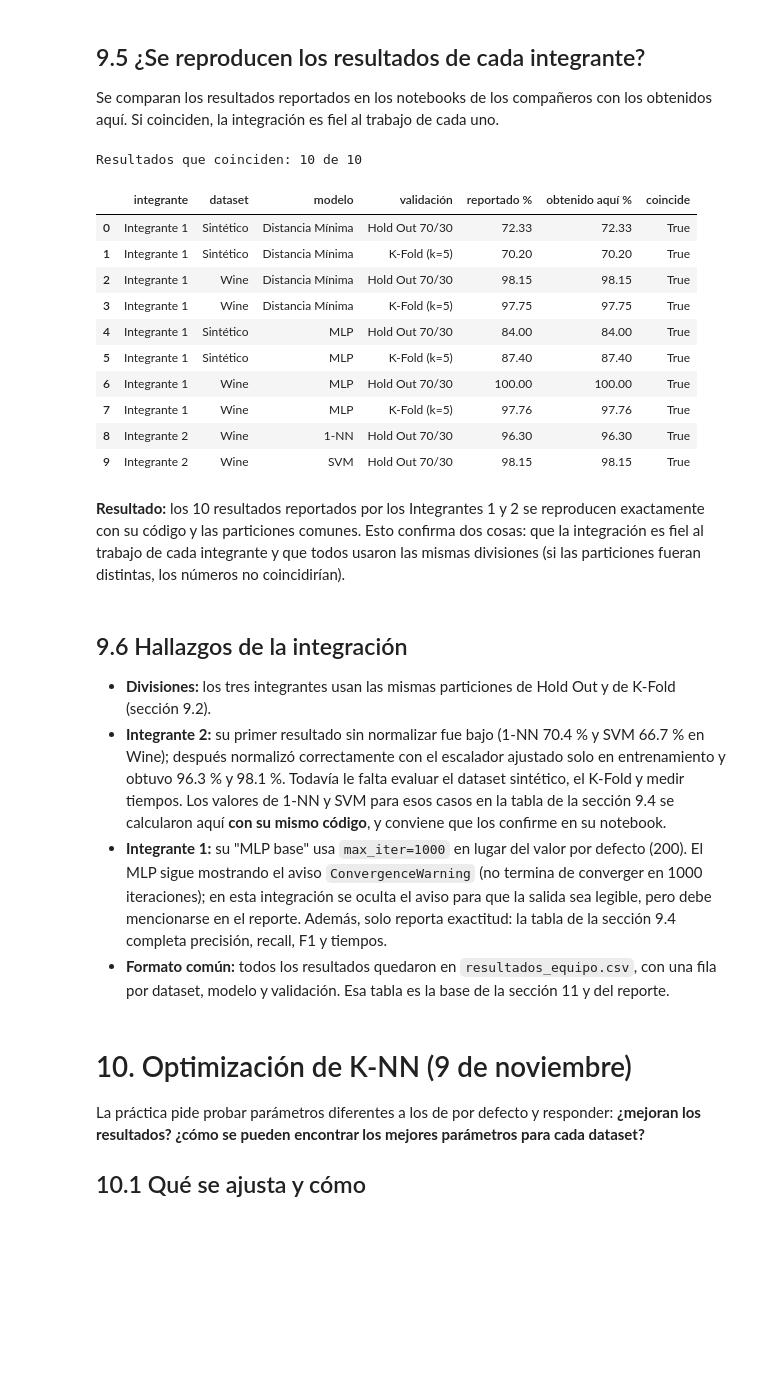
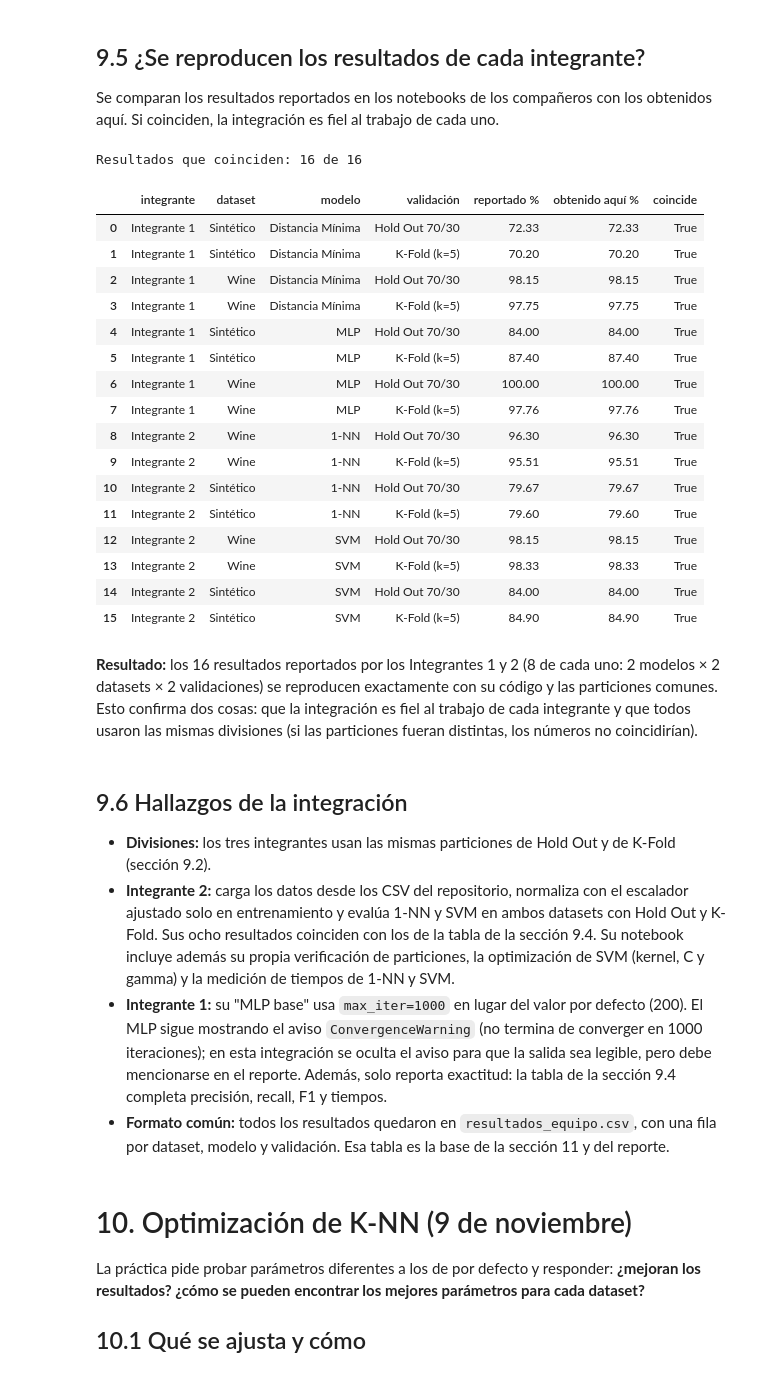
Before and after one commit to paolamrk/Practica3_MachineLearning, a Jupyter notebook: practica_clasificadores_integrante3.ipynb, the cells around one changed output. Drawn from its saved outputs; the diff is of its cells as text; code cells hidden in the pictures; blank space fills up the shorter version.

```diff
--- a/practica_clasificadores_integrante3.ipynb
+++ b/practica_clasificadores_integrante3.ipynb
@@ -1611,47 +1611,59 @@ reportados = [  # (dataset, modelo, validacion, exactitud reportada en su notebo
     ("Sintético", "Distancia Mínima", "K-Fold (k=5)", 70.20, "Integrante 1"),
     ("Wine", "Distancia Mínima", "Hold Out 70/30", 98.15, "Integrante 1"),
     ("Wine", "Distancia Mínima", "K-Fold (k=5)", 97.75, "Integrante 1"),
     ("Sintético", "MLP", "Hold Out 70/30", 84.00, "Integrante 1"),
     ("Sintético", "MLP", "K-Fold (k=5)", 87.40, "Integrante 1"),
     ("Wine", "MLP", "Hold Out 70/30", 100.00, "Integrante 1"),
     ("Wine", "MLP", "K-Fold (k=5)", 97.76, "Integrante 1"),
     ("Wine", "1-NN", "Hold Out 70/30", 96.30, "Integrante 2"),
+    ("Wine", "1-NN", "K-Fold (k=5)", 95.51, "Integrante 2"),
+    ("Sintético", "1-NN", "Hold Out 70/30", 79.67, "Integrante 2"),
+    ("Sintético", "1-NN", "K-Fold (k=5)", 79.60, "Integrante 2"),
     ("Wine", "SVM", "Hold Out 70/30", 98.15, "Integrante 2"),
+    ("Wine", "SVM", "K-Fold (k=5)", 98.33, "Integrante 2"),
+    ("Sintético", "SVM", "Hold Out 70/30", 84.00, "Integrante 2"),
+    ("Sintético", "SVM", "K-Fold (k=5)", 84.90, "Integrante 2"),
 ]
 filas = []
 for ds, modelo, val, reportado, quien in reportados:
     obtenido = resultados_equipo.query("dataset == @ds and modelo == @modelo and validacion == @val")["exactitud"].iloc[0]
     filas.append({"integrante": quien, "dataset": ds, "modelo": modelo, "validación": val,
                   "reportado %": reportado, "obtenido aquí %": round(obtenido, 2),
                   "coincide": abs(obtenido - reportado) < 0.05})
 reproduccion = pd.DataFrame(filas)
 print(f"Resultados que coinciden: {reproduccion['coincide'].sum()} de {len(reproduccion)}")
 reproduccion
 # %% [output]
-Resultados que coinciden: 10 de 10
+Resultados que coinciden: 16 de 16
 |  | integrante | dataset | modelo | validación | reportado % | obtenido aquí % | coincide |
 | 0 | Integrante 1 | Sintético | Distancia Mínima | Hold Out 70/30 | 72.33 | 72.33 | True |
 | 1 | Integrante 1 | Sintético | Distancia Mínima | K-Fold (k=5) | 70.20 | 70.20 | True |
 | 2 | Integrante 1 | Wine | Distancia Mínima | Hold Out 70/30 | 98.15 | 98.15 | True |
 | 3 | Integrante 1 | Wine | Distancia Mínima | K-Fold (k=5) | 97.75 | 97.75 | True |
 | 4 | Integrante 1 | Sintético | MLP | Hold Out 70/30 | 84.00 | 84.00 | True |
 | 5 | Integrante 1 | Sintético | MLP | K-Fold (k=5) | 87.40 | 87.40 | True |
 | 6 | Integrante 1 | Wine | MLP | Hold Out 70/30 | 100.00 | 100.00 | True |
 | 7 | Integrante 1 | Wine | MLP | K-Fold (k=5) | 97.76 | 97.76 | True |
 | 8 | Integrante 2 | Wine | 1-NN | Hold Out 70/30 | 96.30 | 96.30 | True |
-| 9 | Integrante 2 | Wine | SVM | Hold Out 70/30 | 98.15 | 98.15 | True |
+| 9 | Integrante 2 | Wine | 1-NN | K-Fold (k=5) | 95.51 | 95.51 | True |
+| 10 | Integrante 2 | Sintético | 1-NN | Hold Out 70/30 | 79.67 | 79.67 | True |
+| 11 | Integrante 2 | Sintético | 1-NN | K-Fold (k=5) | 79.60 | 79.60 | True |
+| 12 | Integrante 2 | Wine | SVM | Hold Out 70/30 | 98.15 | 98.15 | True |
+| 13 | Integrante 2 | Wine | SVM | K-Fold (k=5) | 98.33 | 98.33 | True |
+| 14 | Integrante 2 | Sintético | SVM | Hold Out 70/30 | 84.00 | 84.00 | True |
+| 15 | Integrante 2 | Sintético | SVM | K-Fold (k=5) | 84.90 | 84.90 | True |
 # %% [markdown]
-**Resultado:** los 10 resultados reportados por los Integrantes 1 y 2 se reproducen exactamente con su código y las
-particiones comunes. Esto confirma dos cosas: que la integración es fiel al trabajo de cada integrante y que todos
+**Resultado:** los 16 resultados reportados por los Integrantes 1 y 2 (8 de cada uno: 2 modelos × 2 datasets × 2
+validaciones) se reproducen exactamente con su código y las particiones comunes. Esto confirma dos cosas: que la integración es fiel al trabajo de cada integrante y que todos
 usaron las mismas divisiones (si las particiones fueran distintas, los números no coincidirían).
 # %% [markdown]
 ## 9.6 Hallazgos de la integración
 
 - **Divisiones:** los tres integrantes usan las mismas particiones de Hold Out y de K-Fold (sección 9.2).
-- **Integrante 2:** su primer resultado sin normalizar fue bajo (1-NN 70.4 % y SVM 66.7 % en Wine); después normalizó
-  correctamente con el escalador ajustado solo en entrenamiento y obtuvo 96.3 % y 98.1 %. Todavía le falta evaluar el
-  dataset sintético, el K-Fold y medir tiempos. Los valores de 1-NN y SVM para esos casos en la tabla de la sección 9.4
-  se calcularon aquí **con su mismo código**, y conviene que los confirme en su notebook.
+- **Integrante 2:** carga los datos desde los CSV del repositorio, normaliza con el escalador ajustado solo en
+  entrenamiento y evalúa 1-NN y SVM en ambos datasets con Hold Out y K-Fold. Sus ocho resultados coinciden con los de
+  la tabla de la sección 9.4. Su notebook incluye además su propia verificación de particiones, la optimización de SVM
+  (kernel, C y gamma) y la medición de tiempos de 1-NN y SVM.
 - **Integrante 1:** su "MLP base" usa `max_iter=1000` en lugar del valor por defecto (200). El MLP sigue mostrando el
   aviso `ConvergenceWarning` (no termina de converger en 1000 iteraciones); en esta integración se oculta el aviso para
   que la salida sea legible, pero debe mencionarse en el reporte. Además, solo reporta exactitud: la tabla de la
```
Also changed, not shown: parts of 14 cells of this notebook.
